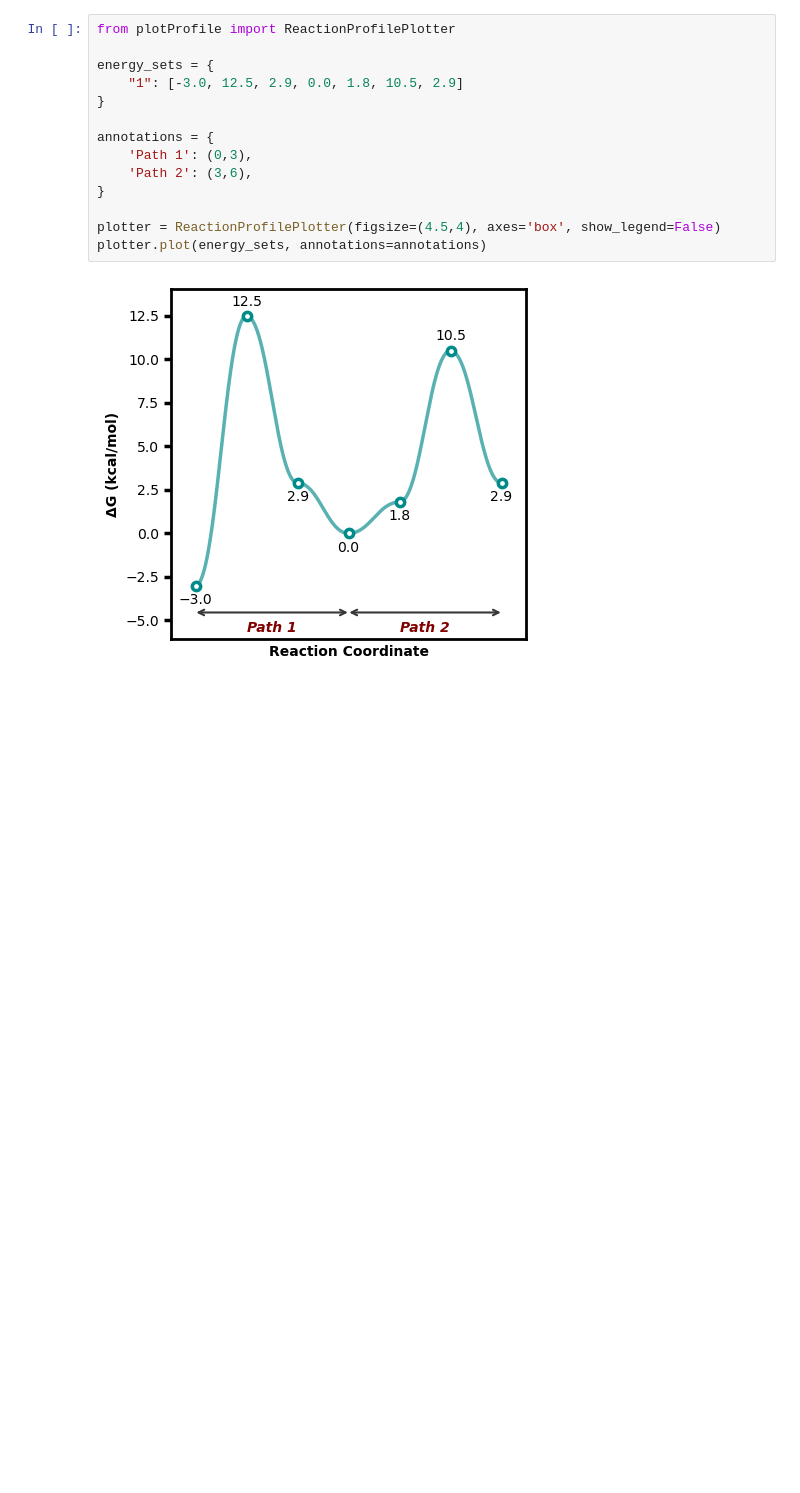
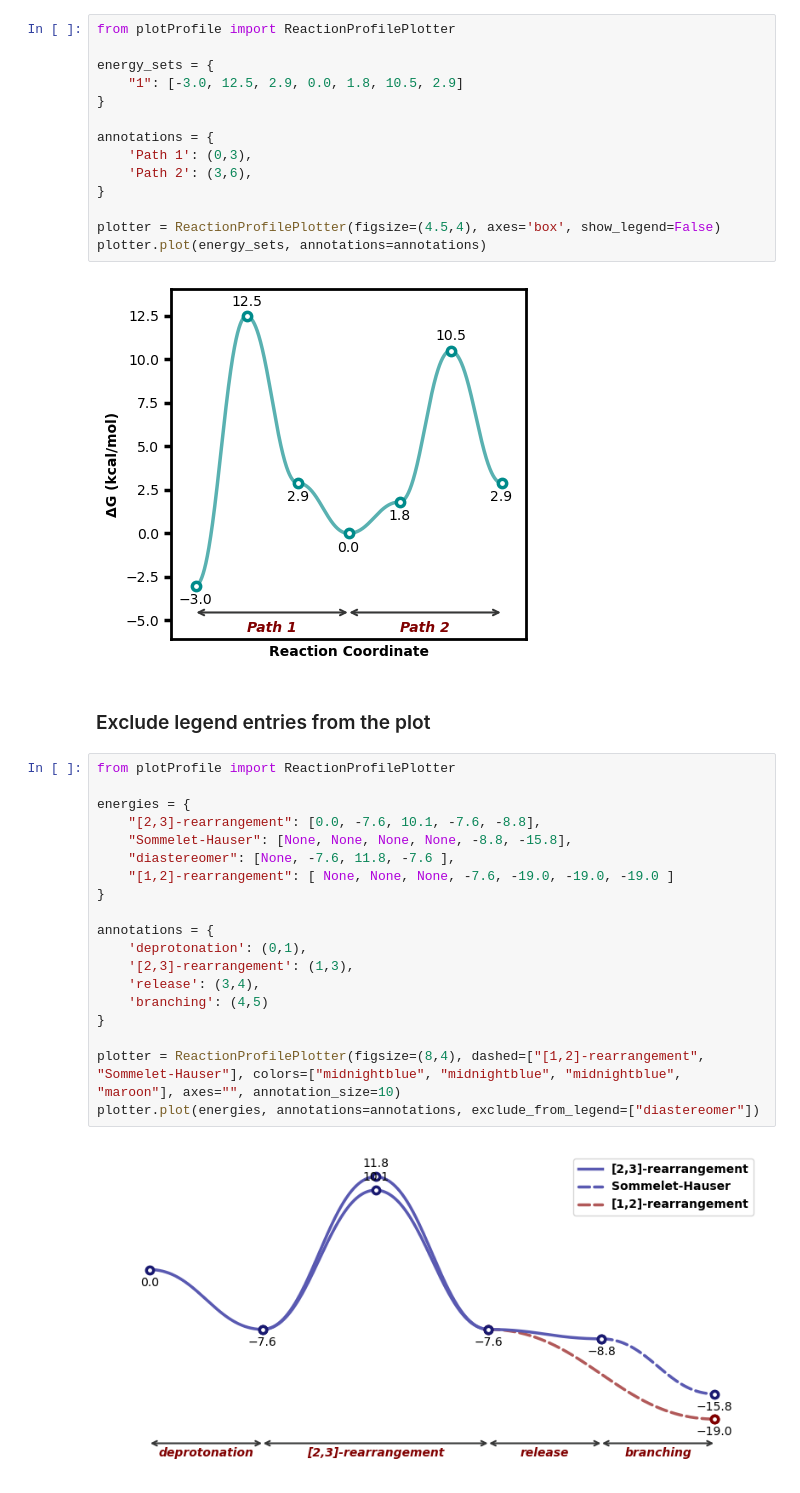
Before and after one commit to aligfellow/plotprofile, a Jupyter notebook: examples/example.ipynb, the cells around one changed output. Drawn from its saved outputs; the diff is of its cells as text; blank space fills up the shorter version.

Commit message:
Added ability to exclude legend entry. Fixes #4

```diff
--- a/examples/example.ipynb
+++ b/examples/example.ipynb
@@ -41,3 +41,26 @@ plotter = ReactionProfilePlotter(figsize=(4.5,4), axes='box', show_legend=False)
 plotter.plot(energy_sets, annotations=annotations)
 # %% [output]
 [figure]
+# %% [markdown]
+### Exclude legend entries from the plot
+# %%
+from plotProfile import ReactionProfilePlotter
+
+energies = {
+    "[2,3]-rearrangement": [0.0, -7.6, 10.1, -7.6, -8.8],
+    "Sommelet-Hauser": [None, None, None, None, -8.8, -15.8],
+    "diastereomer": [None, -7.6, 11.8, -7.6 ],
+    "[1,2]-rearrangement": [ None, None, None, -7.6, -19.0, -19.0, -19.0 ]
+}
+
+annotations = {
+    'deprotonation': (0,1),
+    '[2,3]-rearrangement': (1,3),
+    'release': (3,4),
+    'branching': (4,5)
+}
+
+plotter = ReactionProfilePlotter(figsize=(8,4), dashed=["[1,2]-rearrangement", "Sommelet-Hauser"], colors=["midnightblue", "midnightblue", "midnightblue", "maroon"], axes="", annotation_size=10)
+plotter.plot(energies, annotations=annotations, exclude_from_legend=["diastereomer"])
+# %% [output]
+[figure, added]
```
Also changed, not shown: 1 other file.
